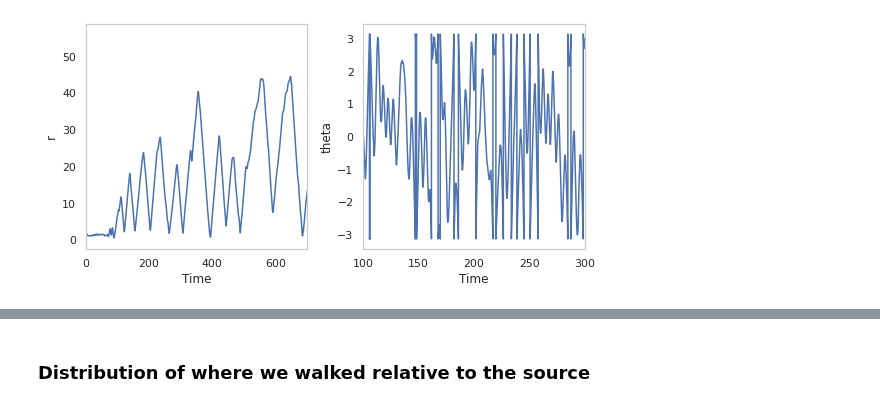
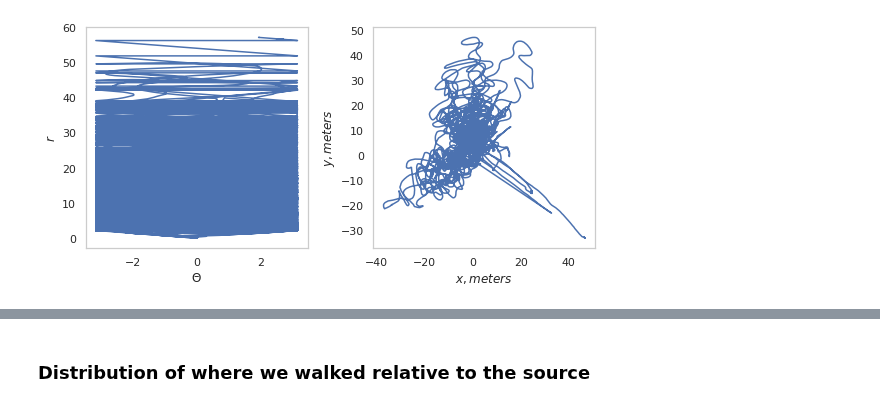
Before and after one commit to arunavanag591/odor_analysis, a Jupyter notebook: data_exploration/dataTrajectoryAnalysis.ipynb, the cells around one changed output, grey strips where cells are left out. Drawn from its saved outputs; the diff is of its cells as text; code cells hidden in the pictures.

```diff
--- a/data_exploration/dataTrajectoryAnalysis.ipynb
+++ b/data_exploration/dataTrajectoryAnalysis.ipynb
@@ -71 +66,18 @@ def compute_r_dot_theta_dot(x, y, x_dot, y_dot):
+# %%
+dat=df2
+x=dat.xsrc
+y=dat.ysrc
+xdot = dat.gps_linear_x
+ydot = dat.gps_linear_y
+
+def wrapped_angular_diff(a, b):
+    return np.arctan2(np.sin(a-b), np.cos(a-b))
+
+r = np.sqrt(x**2 + y**2)
+theta = wrapped_angular_diff(y,x)
+
+rdot=(xdot * np.cos(theta) + ydot * np.sin(theta))
+thetadot = (ydot * np.cos(theta) - xdot * np.sin(theta)) / r
+
+result = pd.DataFrame({'r': r, 'theta': theta, 'r_dot': rdot, 'theta_dot': thetadot})
 # %%
@@ -127,22 +110,18 @@ result['time'] = df1.time
 # %%
-# Assuming 'time' column in df1 DataFrame
-f, ax = plt.subplots(1, 2, figsize=(8, 4))  # change to a 1x2 subplot grid
+f,(ax1,ax2)=plt.subplots(1,2,figsize=(8,4))
 
-# r_dot vs time
-ax[0].plot(result['time'], result['r'])
-ax[0].set_xlabel('Time')
-ax[0].set_ylabel('r')
-ax[0].grid(False)
-ax[0].set_xlim(0,700)
+ax1.plot(theta,r)
+ax1.set_xlabel('$\Theta$')
+ax1.set_ylabel('$r$')
 
-# theta_dot vs time
-ax[1].plot(result['time'], result['theta'])
-ax[1].set_xlabel('Time')
-ax[1].set_ylabel('theta')
-ax[1].set_xlim(100,300)
-ax[1].grid(False)
+ax1.grid(False)
 
+ax2.plot(x,y)
+ax2.set_xlabel('$x, meters$')
+ax2.set_ylabel('$y, meters$')
+# f.suptitle('Length of Traj =  2500 s')
+ax2.grid(False)
 f.tight_layout()
-# f.savefig('../../Figure/r_theta.jpeg', dpi=300, bbox_inches = "tight")
+# f.savefig('../../Figure/lws1.jpeg', dpi=300, bbox_inches = "tight")
 # %% [output]
-[figure, old version]
+[figure, new version]
```
Also changed, not shown: parts of 15 cells of this notebook, 5 other files.
